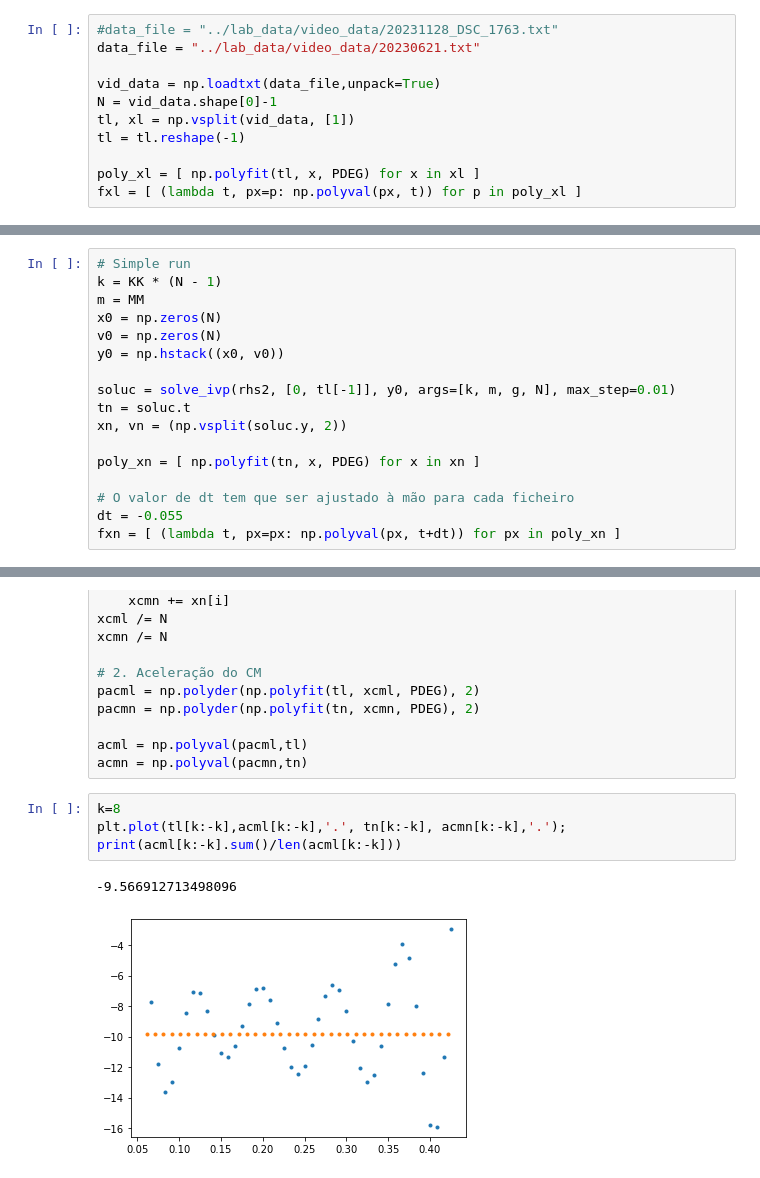
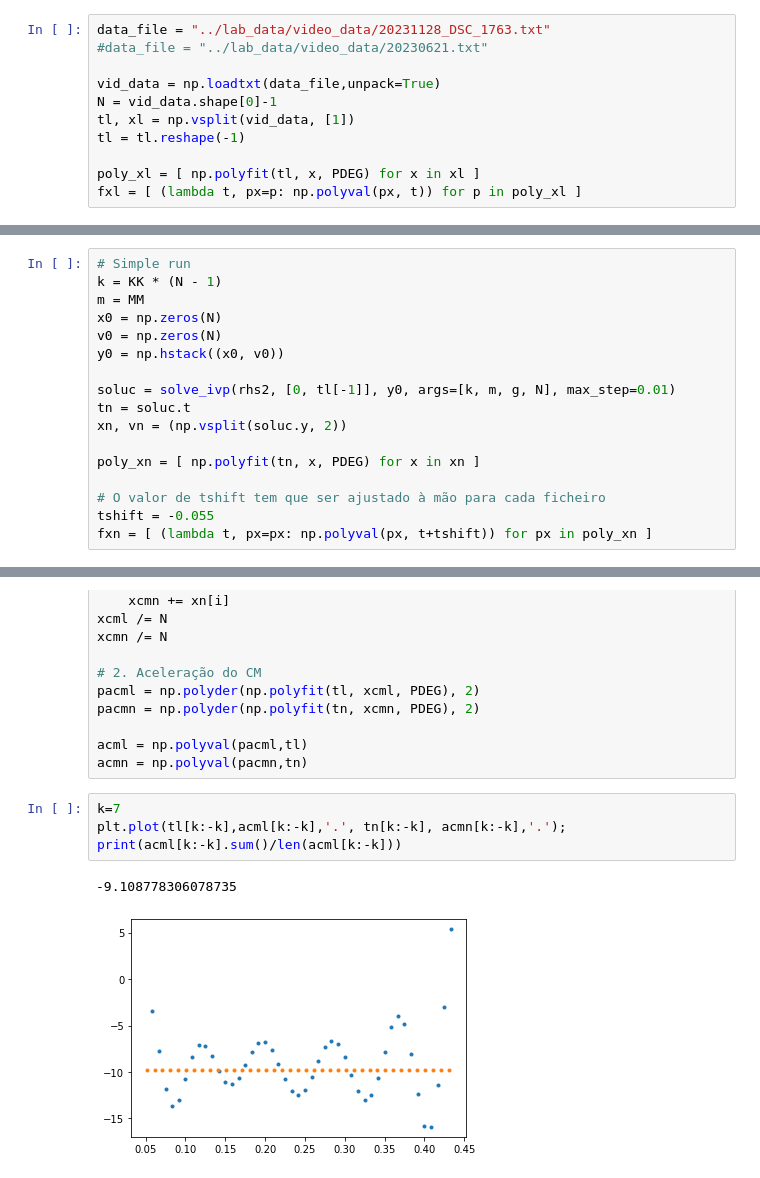
Before and after one commit to ljmamoreira/fslinky, a Jupyter notebook: code/vidnumfit.ipynb, the cells around one changed output, grey strips where cells are left out. Saved outputs shown, nothing was run; the diff lists cells and outputs as text.

```diff
--- a/code/vidnumfit.ipynb
+++ b/code/vidnumfit.ipynb
@@ -7,8 +7,8 @@ PDEG = 18
 # %% [markdown]
 #### 1. Data from video ####
 # %%
-#data_file = "../lab_data/video_data/20231128_DSC_1763.txt"
-data_file = "../lab_data/video_data/20230621.txt"
+data_file = "../lab_data/video_data/20231128_DSC_1763.txt"
+#data_file = "../lab_data/video_data/20230621.txt"
 
 vid_data = np.loadtxt(data_file,unpack=True)
 N = vid_data.shape[0]-1
@@ -53,9 +53,9 @@ xn, vn = (np.vsplit(soluc.y, 2))
 
 poly_xn = [ np.polyfit(tn, x, PDEG) for x in xn ]
 
-# O valor de dt tem que ser ajustado à mão para cada ficheiro
-dt = -0.055
-fxn = [ (lambda t, px=px: np.polyval(px, t+dt)) for px in poly_xn ]
+# O valor de tshift tem que ser ajustado à mão para cada ficheiro
+tshift = -0.055
+fxn = [ (lambda t, px=px: np.polyval(px, t+tshift)) for px in poly_xn ]
 # %%
 
 for i,f in enumerate(fxn):
@@ -82,9 +82,9 @@ pacmn = np.polyder(np.polyfit(tn, xcmn, PDEG), 2)
 acml = np.polyval(pacml,tl)
 acmn = np.polyval(pacmn,tn)
 # %%
-k=8
+k=7
 plt.plot(tl[k:-k],acml[k:-k],'.', tn[k:-k], acmn[k:-k],'.');
 print(acml[k:-k].sum()/len(acml[k:-k]))
 # %% [output]
--9.566912713498096
+-9.108778306078735
-[figure, old version]
+[figure, new version]
```
Also changed, not shown: parts of 5 cells of this notebook, 1 other file.
